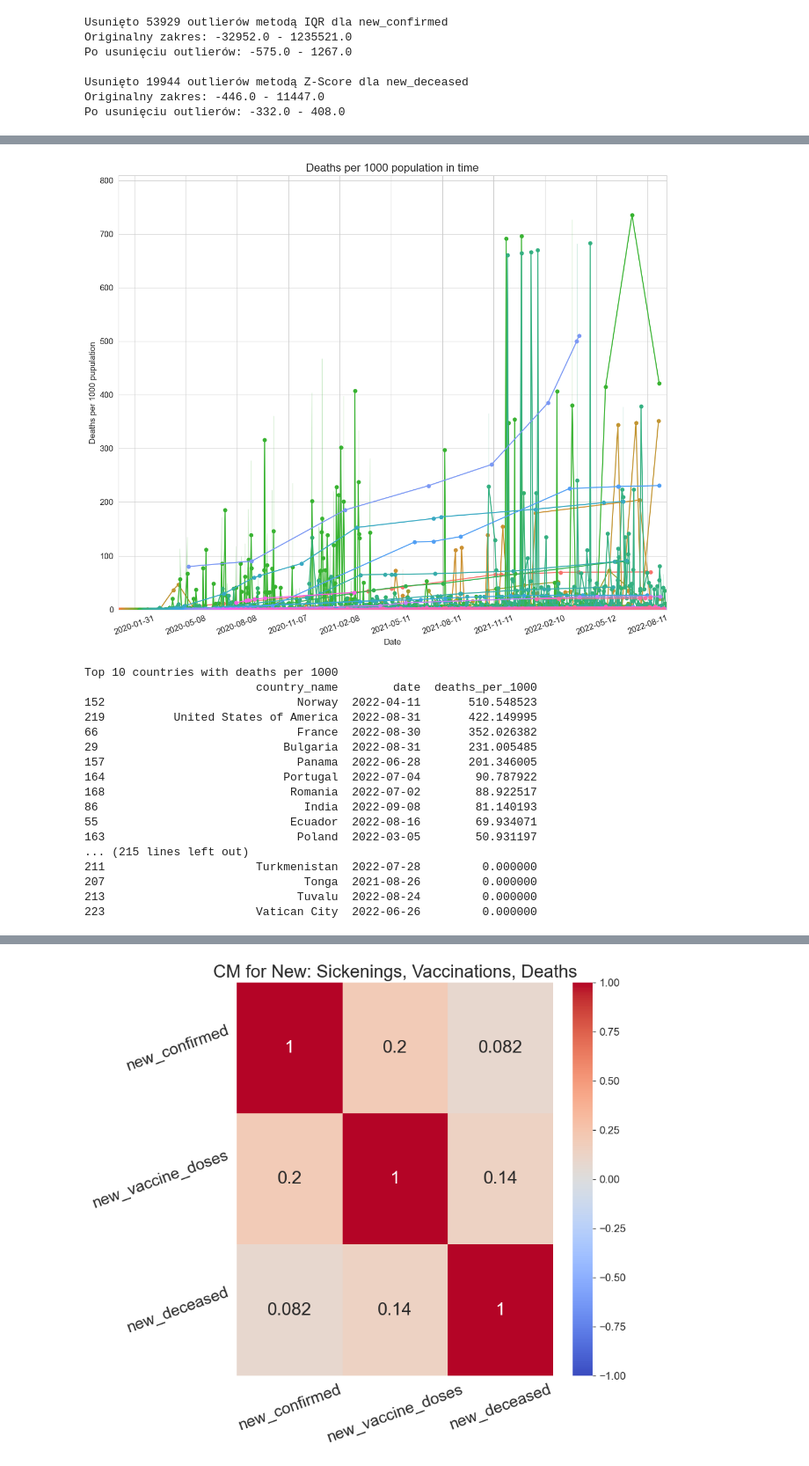
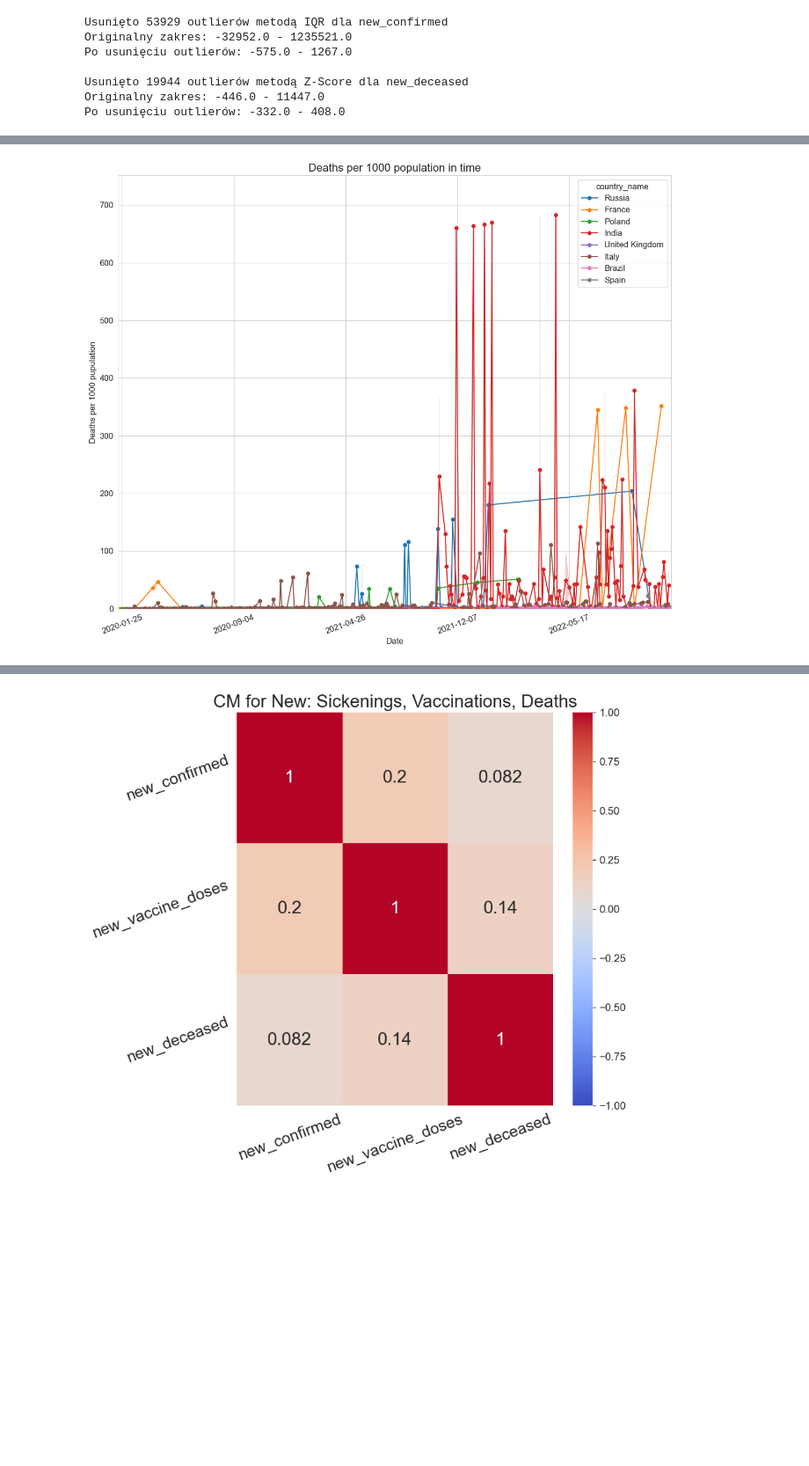
Before and after one commit to kasiap556/bigdata, a Jupyter notebook: main.ipynb, the cells around one changed output, grey strips where cells are left out. Shown at 88% size. Drawn from its saved outputs; the diff is of its cells as text; code cells hidden in the pictures; blank space fills up the shorter version.

```diff
--- a/main.ipynb
+++ b/main.ipynb
@@ -429,55 +414,44 @@ print(last_country_entry[['country_name', 'date', 'vaccinations_per_1000']].
 # %%
 #2.4.3
 combined_df = pd.read_csv("0601_combined.csv")
 combined_df = combined_df.sort_values(by='date')
 
+selected_countries = ['United States', 'India', 'Brazil', 'Russia', 'United Kingdom',
+                     'France', 'Germany', 'Italy', 'Spain', 'Poland']
+
+combined_df = combined_df[
+        combined_df['country_name'].isin(selected_countries)
+]
 combined_df['deaths_per_1000'] = combined_df['cumulative_deceased'] / (combined_df['population'] + combined_df['cumulative_deceased']) * 1000
 combined_df = combined_df[combined_df['deaths_per_1000'] <= 1000]
 
 plt.figure(figsize=(12, 10))
 
 ax= sns.lineplot(data=combined_df, x='date', y='deaths_per_1000', hue='country_name', marker='o', markeredgewidth=0)
 plt.title('Deaths per 1000 population in time', fontsize=16)
 plt.xlabel('Date', fontsize=12)
 plt.ylabel('Deaths per 1000 pupulation', fontsize=12)
 ax.xaxis.set_major_locator(mdates.DayLocator(interval=91))
 
 plt.ylim(0, combined_df['deaths_per_1000'].max()*1.1)
 plt.xlim(combined_df['date'].min(), combined_df['date'].max())
 plt.xticks(rotation=20)
 
-ax.get_legend().remove()
+# ax.get_legend().remove()
 plt.tight_layout()
 plt.grid(True)
 plt.show()
 
-last_country_entry = combined_df
-last_country_entry = last_country_entry.dropna(subset=['deaths_per_1000'])
-last_country_entry = last_country_entry.groupby('country_name')['date'].max()
-last_country_entry = pd.merge(combined_df, last_country_entry, on=['country_name', 'date'], how='right')
-print()
-print("Top 10 countries with deaths per 1000")
-print(last_country_entry[['country_name', 'date', 'deaths_per_1000']].
-        sort_values(by='deaths_per_1000', ascending=False))
+# last_country_entry = combined_df
+# last_country_entry = last_country_entry.dropna(subset=['deaths_per_1000'])
+# last_country_entry = last_country_entry.groupby('country_name')['date'].max()
+# last_country_entry = pd.merge(combined_df, last_country_entry, on=['country_name', 'date'], how='right')
+# print()
+# print("Top 10 countries with deaths per 1000")
+# print(last_country_entry[['country_name', 'date', 'deaths_per_1000']].
+#         sort_values(by='deaths_per_1000', ascending=False))
 # %% [output]
-[figure, old version]
+[figure, new version]
-Top 10 countries with deaths per 1000
-                         country_name        date  deaths_per_1000
-152                            Norway  2022-04-11       510.548523
-219          United States of America  2022-08-31       422.149995
-66                             France  2022-08-30       352.026382
-29                           Bulgaria  2022-08-31       231.005485
-157                            Panama  2022-06-28       201.346005
-164                          Portugal  2022-07-04        90.787922
-168                           Romania  2022-07-02        88.922517
-86                              India  2022-09-08        81.140193
-55                            Ecuador  2022-08-16        69.934071
-163                            Poland  2022-03-05        50.931197
-... (215 lines left out)
-211                      Turkmenistan  2022-07-28         0.000000
-207                             Tonga  2021-08-26         0.000000
-213                            Tuvalu  2022-08-24         0.000000
-223                      Vatican City  2022-06-26         0.000000
 # %%
 #2.4.4 (Grupy wiekowe 0-9, 10-19, 20-29, 30-39)
 combined_df = pd.read_csv("0601_combined.csv")
```
Also changed, not shown: parts of 6 cells of this notebook.
